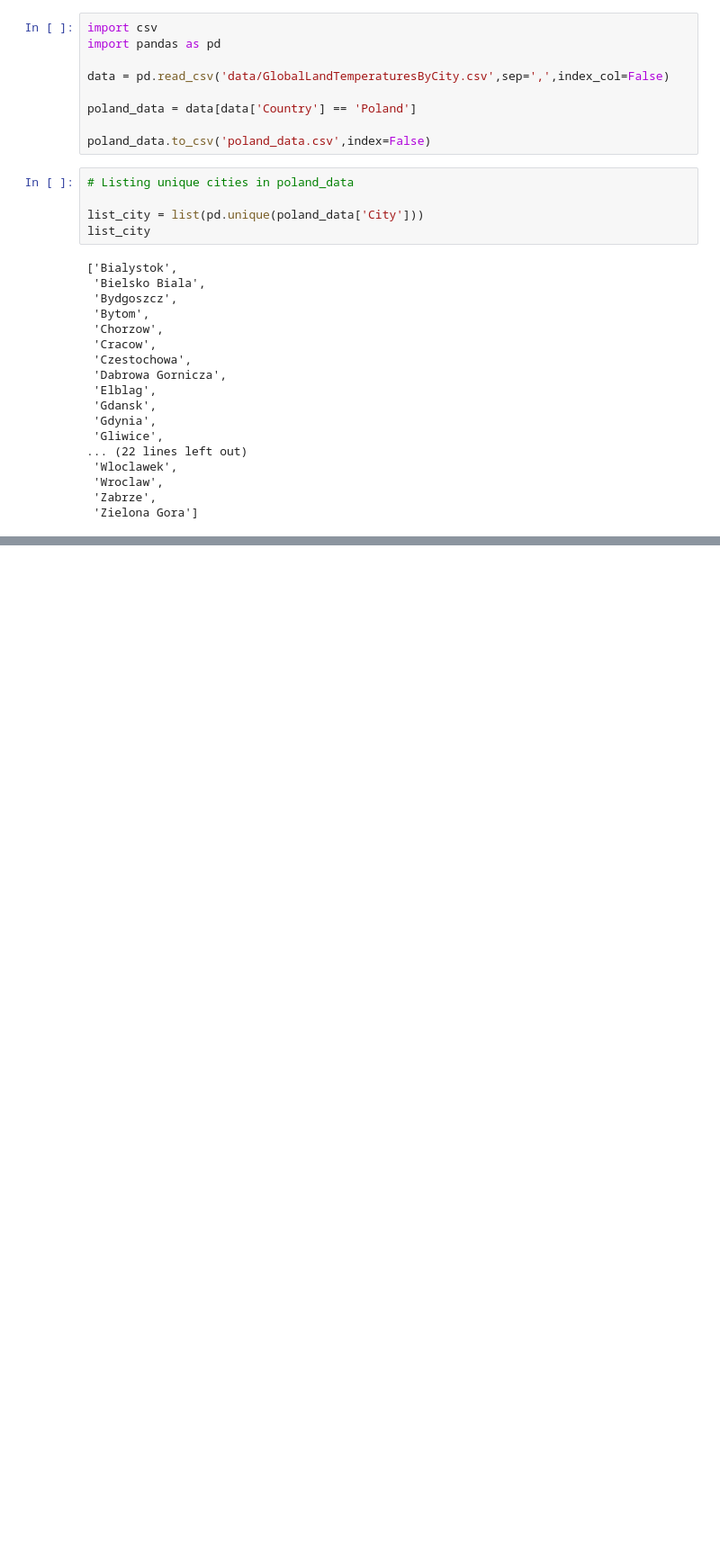
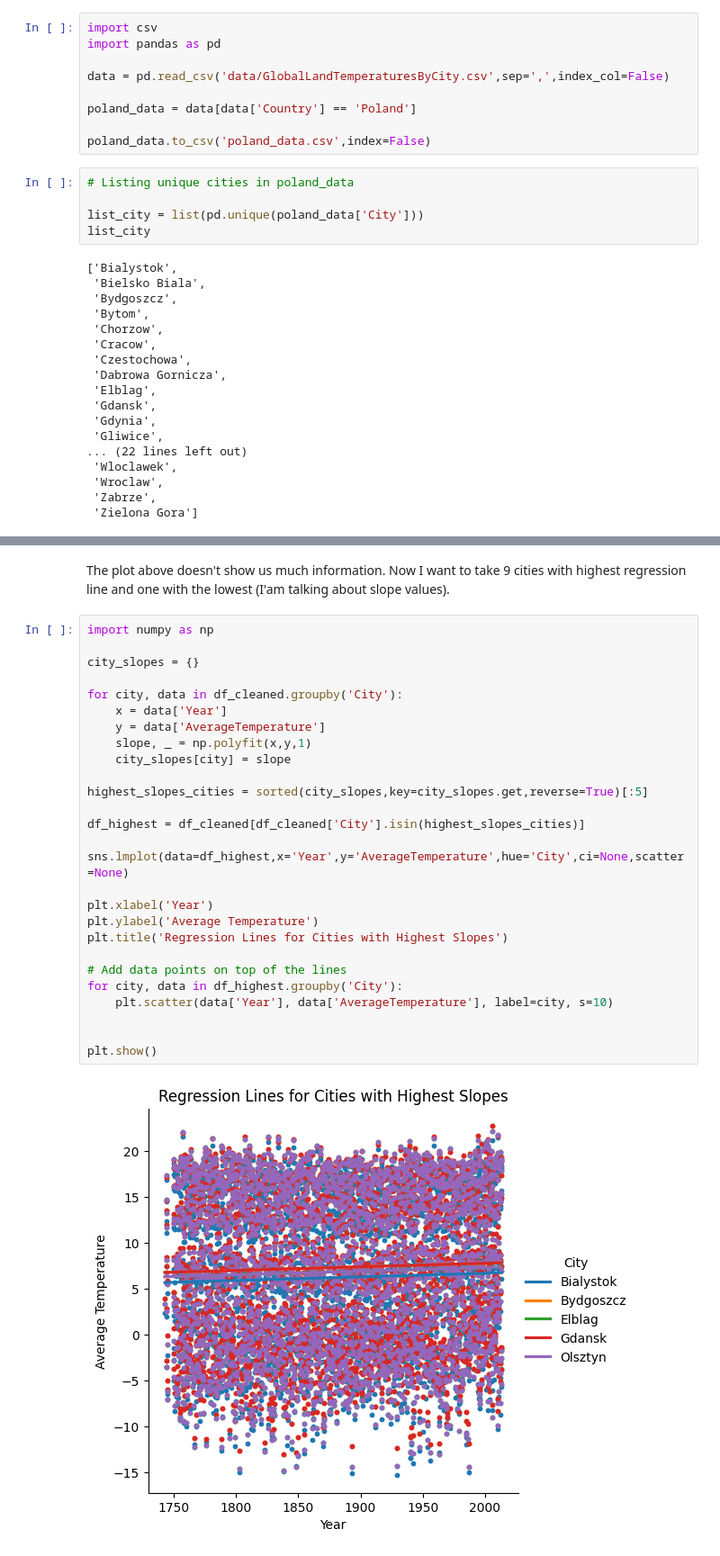
Before and after one commit to mattkuc/climate_change, a Jupyter notebook: climate_in_cities.ipynb, the cells around one changed output, grey strips where cells are left out. Shown at 90% size. Saved outputs shown, nothing was run; the diff lists cells and outputs as text; blank space fills up the shorter version.

```diff
--- a/climate_in_cities.ipynb
+++ b/climate_in_cities.ipynb
@@ -140,0 +133,32 @@ plt.show()
+# %% [markdown]
+The plot above doesn't show us much information.
+Now I want to take 9 cities with highest regression line and one with the lowest (I'am talking about slope values).
+# %%
+import numpy as np
+
+city_slopes = {}
+
+for city, data in df_cleaned.groupby('City'):
+    x = data['Year']
+    y = data['AverageTemperature']
+    slope, _ = np.polyfit(x,y,1)
+    city_slopes[city] = slope
+
+highest_slopes_cities = sorted(city_slopes,key=city_slopes.get,reverse=True)[:5]
+
+df_highest = df_cleaned[df_cleaned['City'].isin(highest_slopes_cities)]
+
+sns.lmplot(data=df_highest,x='Year',y='AverageTemperature',hue='City',ci=None,scatter=None)
+
+plt.xlabel('Year')
+plt.ylabel('Average Temperature')
+plt.title('Regression Lines for Cities with Highest Slopes')
+
+# Add data points on top of the lines
+for city, data in df_highest.groupby('City'):
+    plt.scatter(data['Year'], data['AverageTemperature'], label=city, s=10)
+
+
+plt.show()
+# %% [output]
+[figure, added]
```
Also changed, not shown: parts of 4 cells of this notebook.
